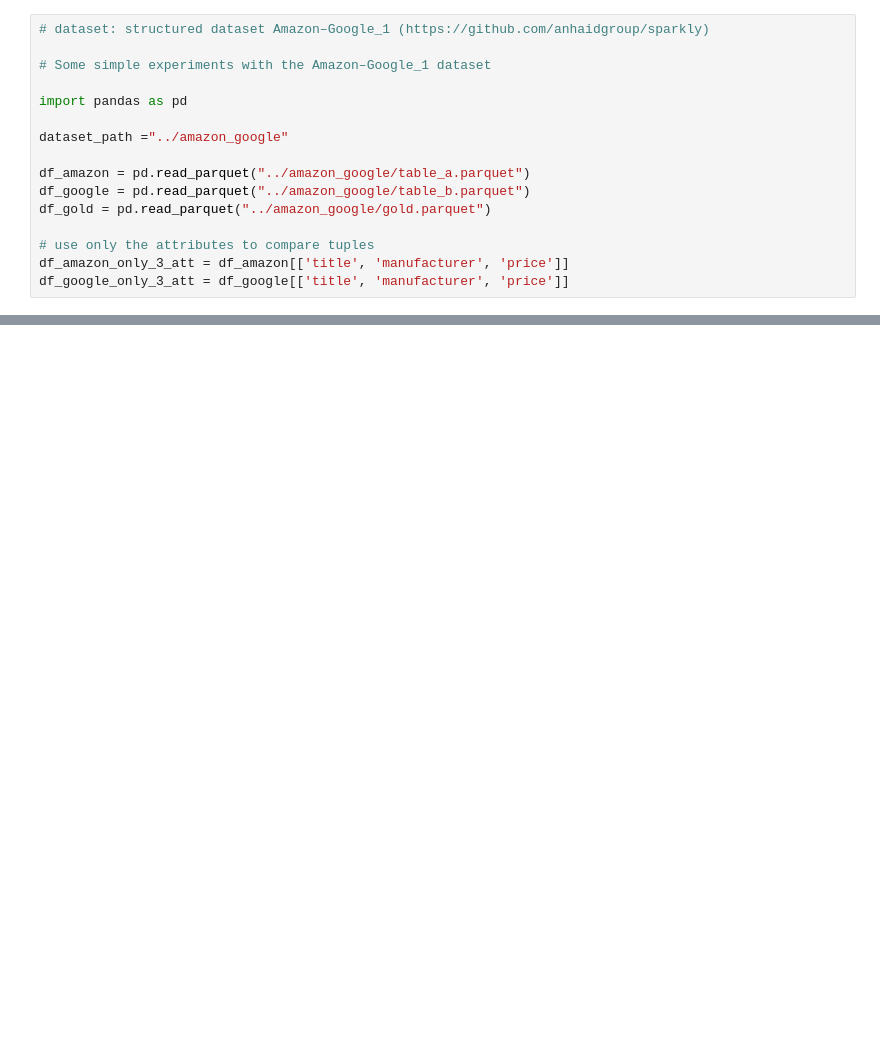
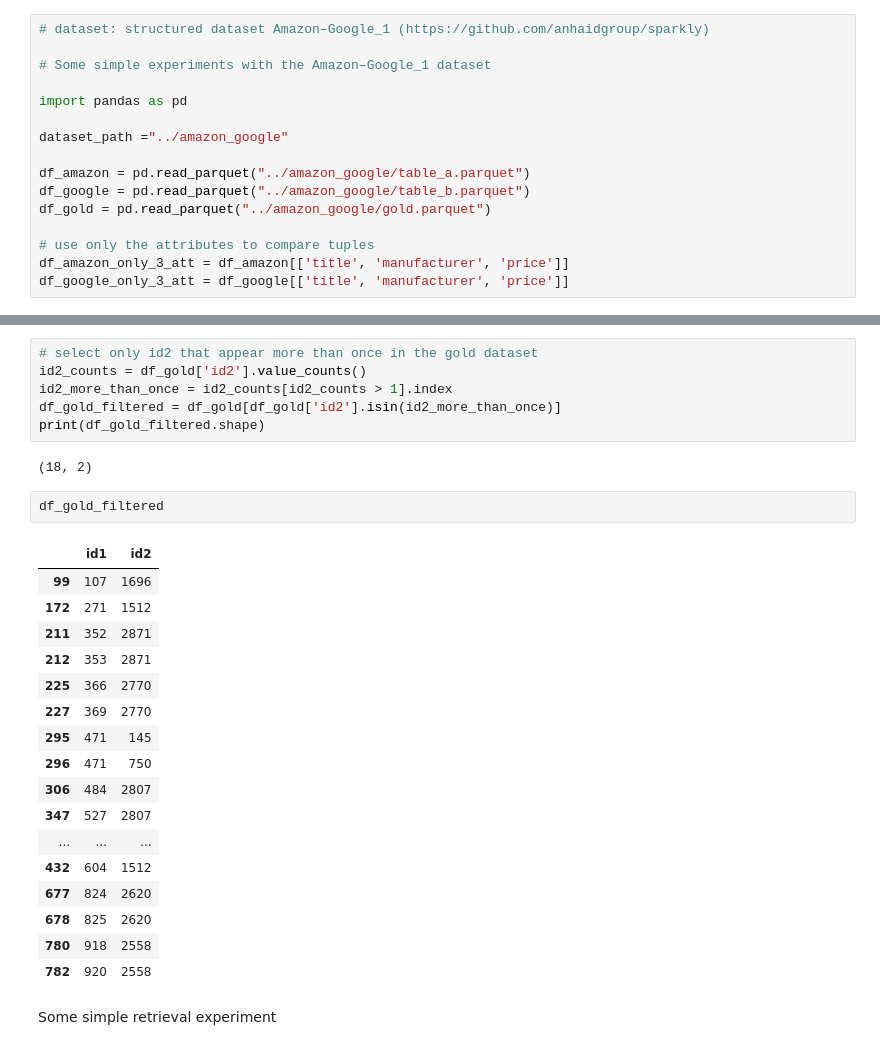
Before and after one commit to justaprog/TF-IDF-Blocking, a Jupyter notebook: notebooks/experiment_1.ipynb, the cells around one changed output, grey strips where cells are left out. Cells and saved outputs as stored; diff of their text form; blank space fills up the shorter version.

```diff
--- a/notebooks/experiment_1.ipynb
+++ b/notebooks/experiment_1.ipynb
@@ -49,0 +59,30 @@ KeyError: 'id'
+# %%
+# select only id2 that appear more than once in the gold dataset
+id2_counts = df_gold['id2'].value_counts()
+id2_more_than_once = id2_counts[id2_counts > 1].index
+df_gold_filtered = df_gold[df_gold['id2'].isin(id2_more_than_once)]
+print(df_gold_filtered.shape)
+# %% [output]
+(18, 2)
+# %%
+df_gold_filtered
+# %% [output]
+|  | id1 | id2 |
+| 99 | 107 | 1696 |
+| 172 | 271 | 1512 |
+| 211 | 352 | 2871 |
+| 212 | 353 | 2871 |
+| 225 | 366 | 2770 |
+| 227 | 369 | 2770 |
+| 295 | 471 | 145 |
+| 296 | 471 | 750 |
+| 306 | 484 | 2807 |
+| 347 | 527 | 2807 |
+| ... | ... | ... |
+| 432 | 604 | 1512 |
+| 677 | 824 | 2620 |
+| 678 | 825 | 2620 |
+| 780 | 918 | 2558 |
+| 782 | 920 | 2558 |
+# %% [markdown]
+Some simple retrieval experiment
```
Also changed, not shown: parts of 9 cells of this notebook.
